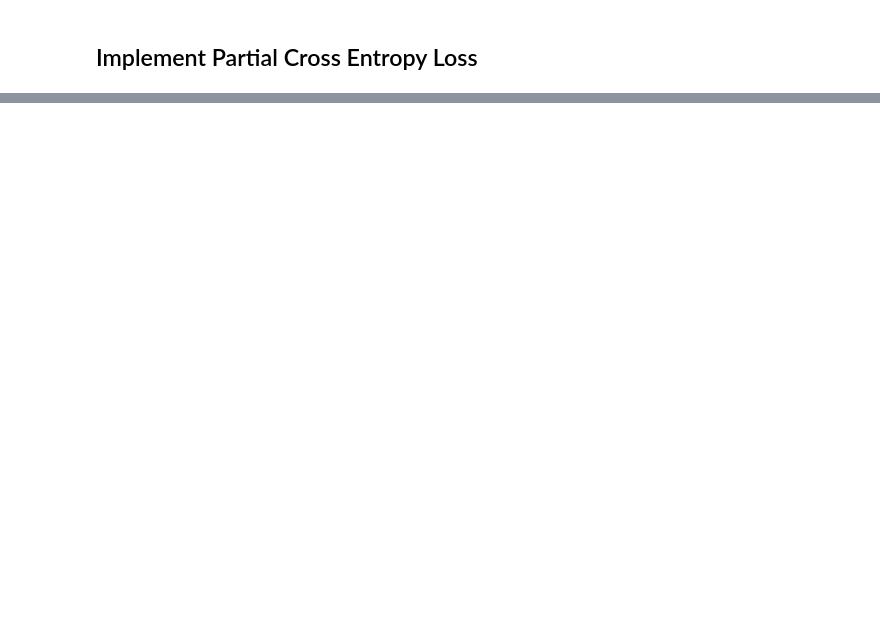
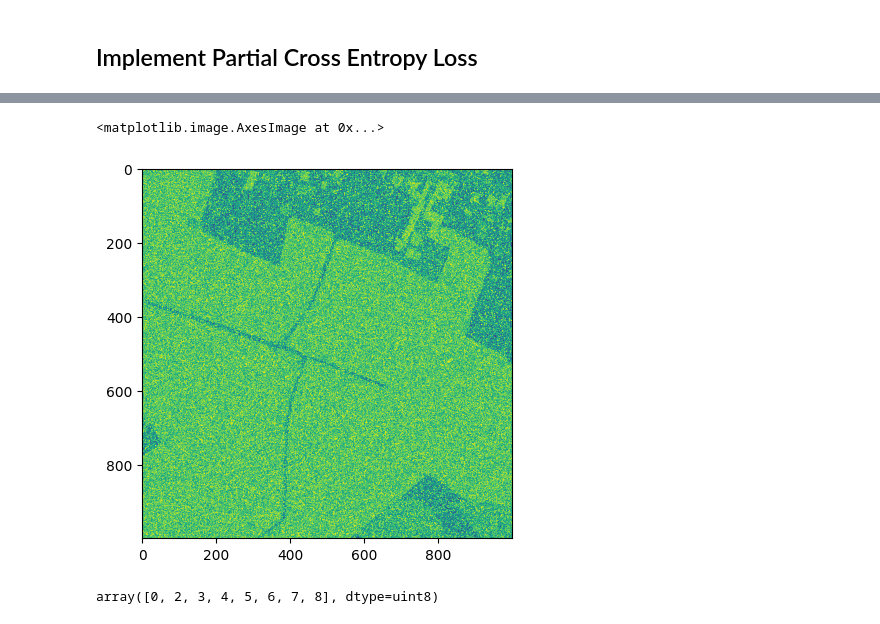
Before and after one commit to ESLAMYASSER-1/SparseSeg-PCE-Point-Supervised-Remote-Sensing-Segmentation-with-Partial-Cross-Entropy, a Jupyter notebook: src/notebooks/main.ipynb, the cells around one changed output, grey strips where cells are left out. Drawn from its saved outputs; the diff is of its cells as text; code cells hidden in the pictures; blank space fills up the shorter version.

```diff
--- a/src/notebooks/main.ipynb
+++ b/src/notebooks/main.ipynb
@@ -74,0 +139,11 @@ def segmentation_metrics(y_true, y_pred, num_classes):
+# %%
+point_img = make_point_labels(torch.tensor(img).unsqueeze(0), 0.5, 15)
+# %%
+plt.imshow(point_img.squeeze().numpy())
+# %% [output]
+<matplotlib.image.AxesImage at 0x...>
+[figure, added]
+# %%
+np.unique(point_img.squeeze().numpy())
+# %% [output]
+array([0, 2, 3, 4, 5, 6, 7, 8], dtype=uint8)
```
Also changed, not shown: parts of 9 cells of this notebook, 4 other files.
